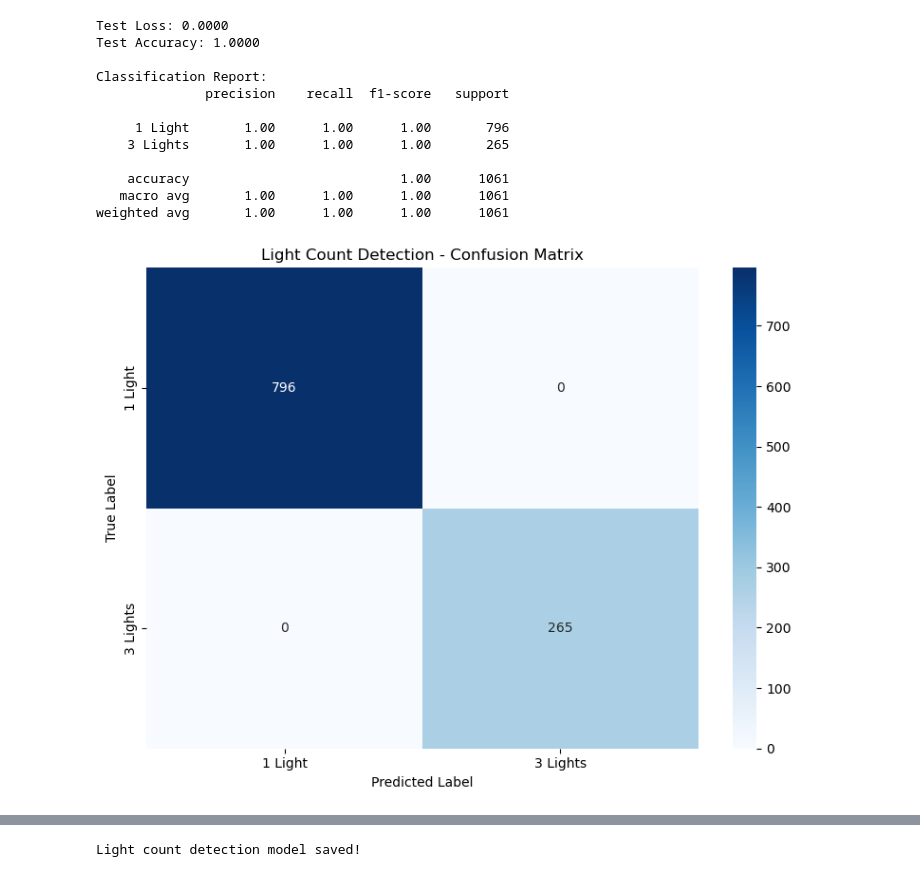
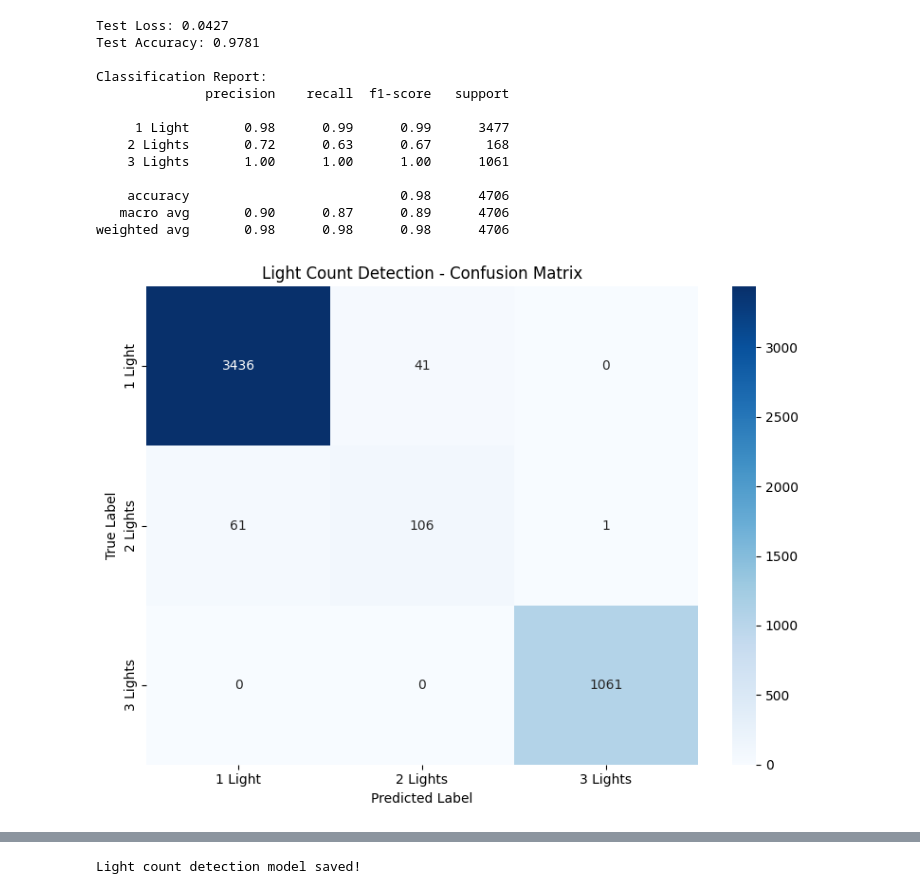
Before and after one commit to kaclark219/inverse-rendering, a Jupyter notebook: models/light_classifiers.ipynb, the cells around one changed output, grey strips where cells are left out. Cells and saved outputs as stored; diff of their text form; code cells hidden in the pictures.

Commit message:
redid light classifiers with new data

```diff
--- a/models/light_classifiers.ipynb
+++ b/models/light_classifiers.ipynb
@@ -28,13 +103,15 @@ tf.random.set_seed(42)
 # %%
 df = pd.read_csv(CSV_PATH, low_memory=False)
 
+train_mask = df.apply(include_training_row, axis=1)
 count_filtered = df[
-    (df["material_folder"].astype(str) == MATERIAL)
-    & (df["batch_folder"].astype(str) == BATCH)
+    train_mask
     & (df["num_active_lights"].astype(int).isin([1, 2, 3]))
-].copy()
+] .copy()
 
 print(f"Total filtered rows: {len(count_filtered)}")
+print(f"\nDataset distribution:")
+print(count_filtered["dataset_source"].value_counts())
 print(f"\nLight count distribution:")
 print(count_filtered["num_active_lights"].value_counts().sort_index())
 print(f"\nLight types in data:")
@@ -93,14 +159,18 @@ Class distribution: [3978    0 1326]
 # %%
-X_count_train, X_count_test, y_count_train, y_count_test = train_test_split(
-    X_count, y_count, test_size=0.2, random_state=42, stratify=y_count
+count_paths_train, count_paths_test, y_count_train, y_count_test = train_test_split(
+    count_paths, y_count, test_size=0.2, random_state=42, stratify=y_count
 )
-X_count_train, X_count_val, y_count_train, y_count_val = train_test_split(
-    X_count_train, y_count_train, test_size=0.2, random_state=42, stratify=y_count_train
+count_paths_train, count_paths_val, y_count_train, y_count_val = train_test_split(
+    count_paths_train, y_count_train, test_size=0.2, random_state=42, stratify=y_count_train
 )
 
+ds_count_train = make_image_dataset(count_paths_train, y_count_train, training=True)
+ds_count_val = make_image_dataset(count_paths_val, y_count_val, training=False)
+ds_count_test = make_image_dataset(count_paths_test, y_count_test, training=False)
+
 print("Train/Val/Test split:")
-print(f"  Train: {len(X_count_train)} samples")
-print(f"  Val: {len(X_count_val)} samples")
-print(f"  Test: {len(X_count_test)} samples")
+print(f"  Train: {len(count_paths_train)} samples")
+print(f"  Val: {len(count_paths_val)} samples")
+print(f"  Test: {len(count_paths_test)} samples")
 # %% [output]
 Train/Val/Test split:
@@ -165,10 +234,9 @@ count_callbacks = [
 ]
 
 count_history = count_model.fit(
-    X_count_train, y_count_train,
-    validation_data=(X_count_val, y_count_val),
+    ds_count_train,
+    validation_data=ds_count_val,
     epochs=25,
-    batch_size=BATCH_SIZE,
     callbacks=count_callbacks,
     verbose=1
 )
@@ -195,41 +261,43 @@ Epoch 25/25
 # %%
-count_test_loss, count_test_acc = count_model.evaluate(X_count_test, y_count_test, verbose=0)
+count_test_loss, count_test_acc = count_model.evaluate(ds_count_test, verbose=0)
 print(f"Test Loss: {count_test_loss:.4f}")
 print(f"Test Accuracy: {count_test_acc:.4f}")
 print()
 
-y_count_pred = count_model.predict(X_count_test, verbose=0)
+y_count_pred = count_model.predict(ds_count_test, verbose=0)
 y_count_pred_classes = np.argmax(y_count_pred, axis=1)
 
 # convert back to actual light counts (1, 2, 3) for display
-class_names = ["1 Light", "3 Lights"]
+count_labels = sorted(np.unique(y_count_raw).tolist())
+class_names = [f"{count} Light" if count == 1 else f"{count} Lights" for count in count_labels]
 
 print("Classification Report:")
 print(classification_report(y_count_test, y_count_pred_classes, target_names=class_names))
 
 # confusion matrix
 cm = confusion_matrix(y_count_test, y_count_pred_classes)
 plt.figure(figsize=(8, 6))
 sns.heatmap(cm, annot=True, fmt="d", cmap="Blues", xticklabels=class_names, yticklabels=class_names)
 plt.title("Light Count Detection - Confusion Matrix")
 plt.ylabel("True Label")
 plt.xlabel("Predicted Label")
 plt.tight_layout()
 plt.show()
 # %% [output]
-Test Loss: 0.0000
-Test Accuracy: 1.0000
+Test Loss: 0.0427
+Test Accuracy: 0.9781
 
 Classification Report:
               precision    recall  f1-score   support
 
-     1 Light       1.00      1.00      1.00       796
-    3 Lights       1.00      1.00      1.00       265
+     1 Light       0.98      0.99      0.99      3477
+    2 Lights       0.72      0.63      0.67       168
+    3 Lights       1.00      1.00      1.00      1061
 
-    accuracy                           1.00      1061
-   macro avg       1.00      1.00      1.00      1061
-weighted avg       1.00      1.00      1.00      1061
+    accuracy                           0.98      4706
+   macro avg       0.90      0.87      0.89      4706
+weighted avg       0.98      0.98      0.98      4706
-[figure, old version]
+[figure, new version]
 # %%
 fig, (ax1, ax2) = plt.subplots(1, 2, figsize=(14, 5))
 
```
Also changed, not shown: parts of 16 cells of this notebook, 4 other files.
